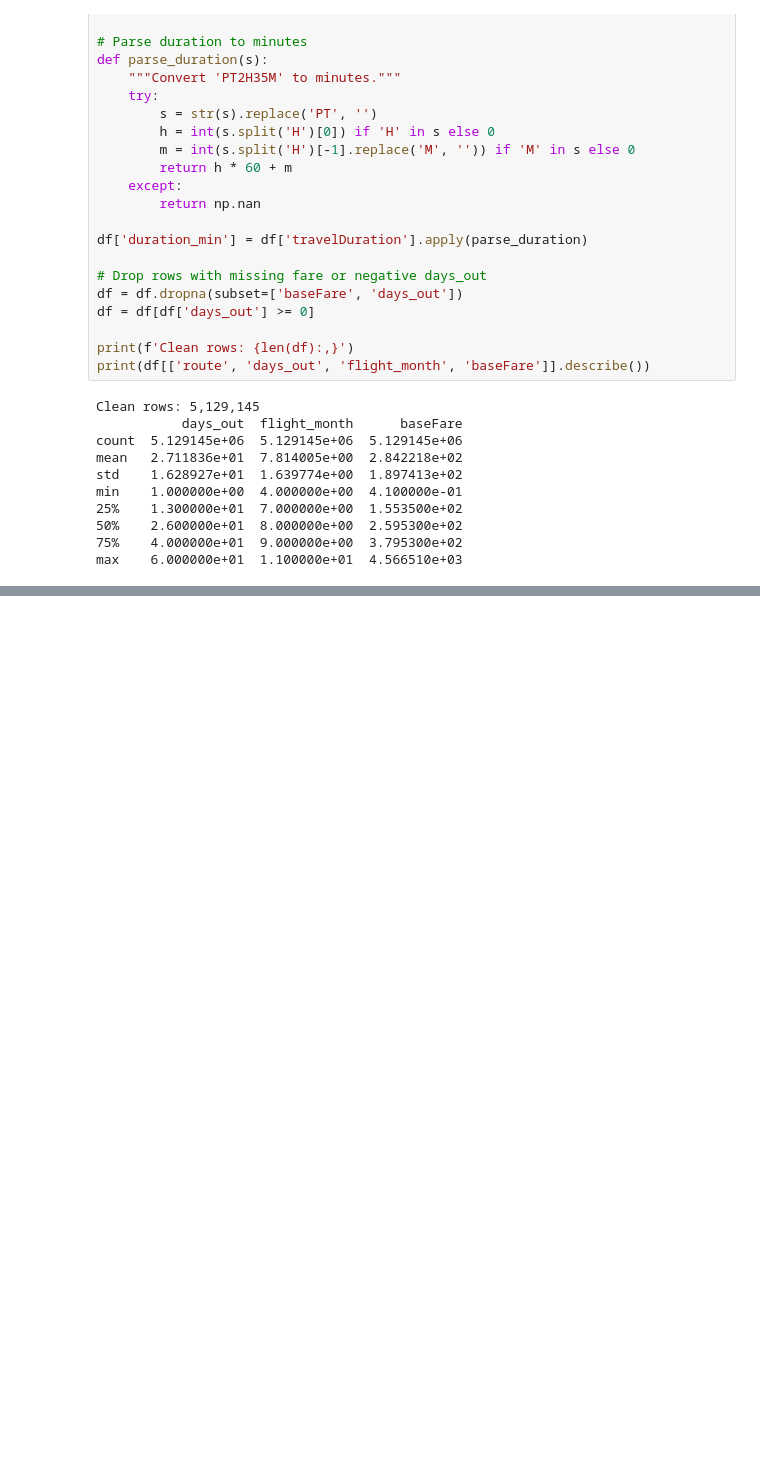
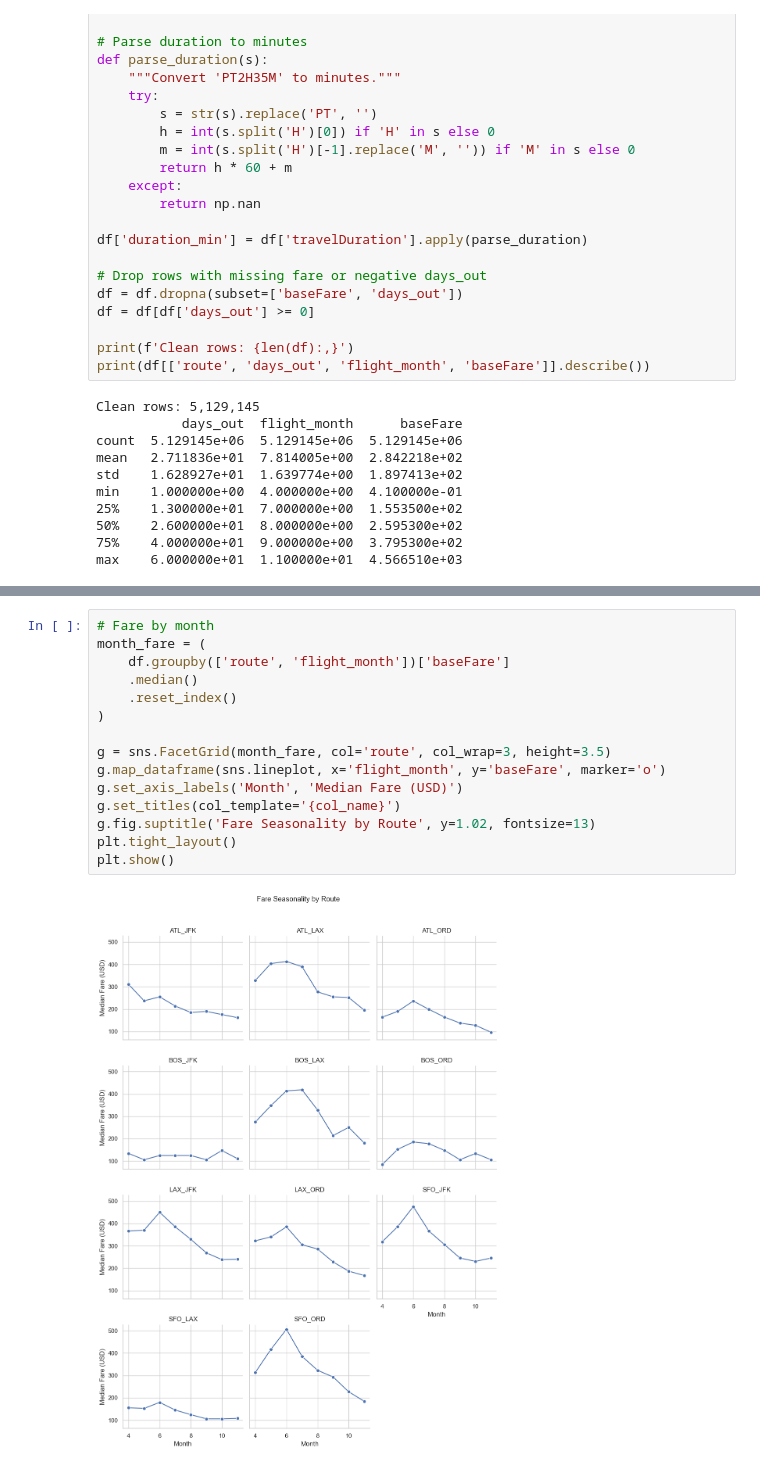
Before and after one commit to Splash791/Tailwind, a Jupyter notebook: Tailwind.ipynb, the cells around one changed output, grey strips where cells are left out. Drawn from its saved outputs; the diff is of its cells as text; blank space fills up the shorter version.

```diff
--- a/Tailwind.ipynb
+++ b/Tailwind.ipynb
@@ -215,0 +237,17 @@ max    6.000000e+01  1.100000e+01  4.566510e+03
+# %%
+# Fare by month
+month_fare = (
+    df.groupby(['route', 'flight_month'])['baseFare']
+    .median()
+    .reset_index()
+)
+
+g = sns.FacetGrid(month_fare, col='route', col_wrap=3, height=3.5)
+g.map_dataframe(sns.lineplot, x='flight_month', y='baseFare', marker='o')
+g.set_axis_labels('Month', 'Median Fare (USD)')
+g.set_titles(col_template='{col_name}')
+g.fig.suptitle('Fare Seasonality by Route', y=1.02, fontsize=13)
+plt.tight_layout()
+plt.show()
+# %% [output]
+[figure, added]
```
Also changed, not shown: parts of 2 cells of this notebook.
